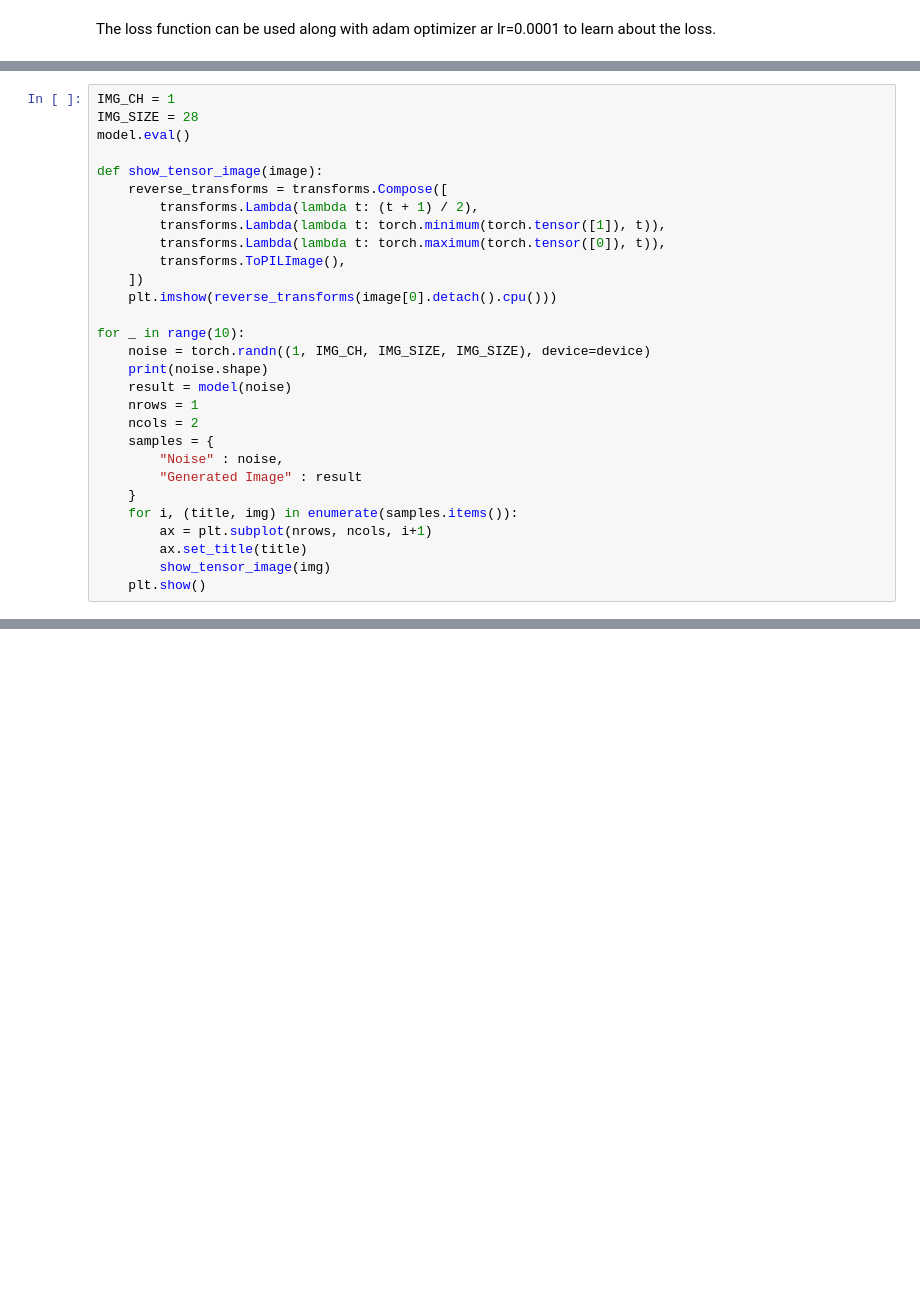
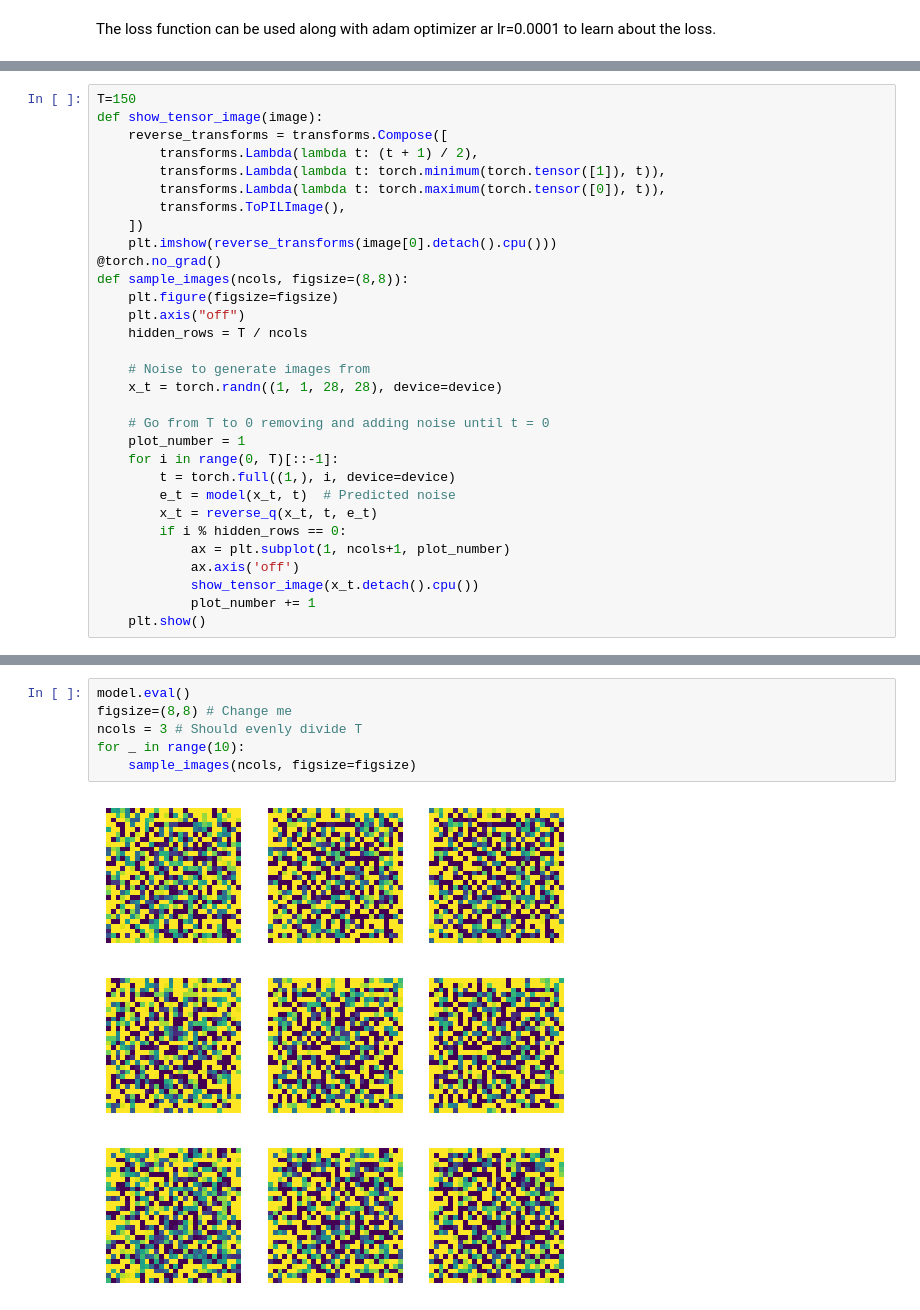
Before and after one commit to vadhri/ai-notebook, a Jupyter notebook: diffusion/minst/Time+Noise+UNet.ipynb, the cells around one changed output, grey strips where cells are left out. Saved outputs shown, nothing was run; the diff lists cells and outputs as text; blank space fills up the shorter version.

```diff
--- a/diffusion/minst/Time+Noise+UNet.ipynb
+++ b/diffusion/minst/Time+Noise+UNet.ipynb
@@ -280,8 +306,5 @@ RuntimeError: The size of tensor a (150) must match the size of tensor b (28) at
 # %%
-IMG_CH = 1
-IMG_SIZE = 28
-model.eval()
-
+T=150
 def show_tensor_image(image):
     reverse_transforms = transforms.Compose([
         transforms.Lambda(lambda t: (t + 1) / 2),
@@ -290,19 +313,24 @@ def show_tensor_image(image):
         transforms.ToPILImage(),
     ])
     plt.imshow(reverse_transforms(image[0].detach().cpu()))
+@torch.no_grad()
+def sample_images(ncols, figsize=(8,8)):
+    plt.figure(figsize=figsize)
+    plt.axis("off")
+    hidden_rows = T / ncols
 
-for _ in range(10):
-    noise = torch.randn((1, IMG_CH, IMG_SIZE, IMG_SIZE), device=device)
-    print(noise.shape)
-    result = model(noise)
-    nrows = 1
-    ncols = 2
-    samples = {
-        "Noise" : noise,
-        "Generated Image" : result
-    }
-    for i, (title, img) in enumerate(samples.items()):
-        ax = plt.subplot(nrows, ncols, i+1)
-        ax.set_title(title)
-        show_tensor_image(img)
+    # Noise to generate images from
+    x_t = torch.randn((1, 1, 28, 28), device=device)
+
+    # Go from T to 0 removing and adding noise until t = 0
+    plot_number = 1
+    for i in range(0, T)[::-1]:
+        t = torch.full((1,), i, device=device)
+        e_t = model(x_t, t)  # Predicted noise
+        x_t = reverse_q(x_t, t, e_t)
+        if i % hidden_rows == 0:
+            ax = plt.subplot(1, ncols+1, plot_number)
+            ax.axis('off')
+            show_tensor_image(x_t.detach().cpu())
+            plot_number += 1
     plt.show()
@@ -322,0 +337,10 @@ torch.Size([1, 1, 28, 28])
+# %%
+model.eval()
+figsize=(8,8) # Change me
+ncols = 3 # Should evenly divide T
+for _ in range(10):
+    sample_images(ncols, figsize=figsize)
+# %% [output]
+[figure, added]
+[figure, added]
+[figure, added]
```
Also changed, not shown: parts of 9 cells of this notebook.
